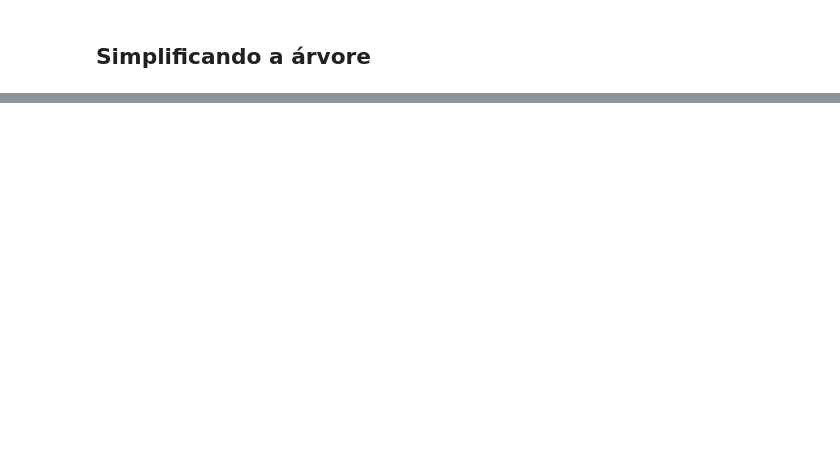
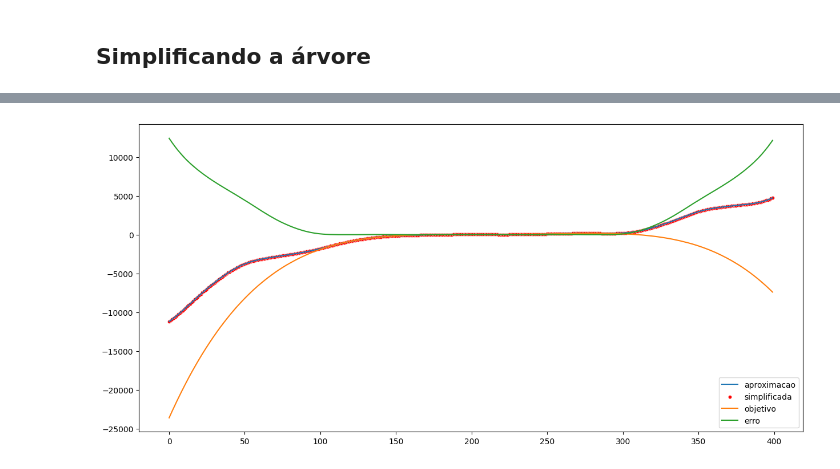
Before and after one commit to CaioMizerkowski/mestrado, a Jupyter notebook: EELT7016/trabalho3.ipynb, the cells around one changed output, grey strips where cells are left out. Saved outputs shown, nothing was run; the diff lists cells and outputs as text; code cells hidden in the pictures; blank space fills up the shorter version.

```diff
--- a/EELT7016/trabalho3.ipynb
+++ b/EELT7016/trabalho3.ipynb
@@ -43,7 +52,7 @@ def evaluateRegression(individual, points: np.array, pset, fun):
     return (np.sqrt(np.sum(sqerrors) / n),)
 # %%
 def fun_alvo(x):
-    return x**2 + 4 + np.sin(x**2) - np.cos(x)
+    return x**2 + 4 + np.sin(x**2) - np.cos(x) + x**3 - 0.1*x**4
 # %%
 points = np.arange(-10, 10, 0.01)
 
@@ -221,0 +244,18 @@ plt.show()
+# %%
+points_test = points = np.arange(-20, 20, 0.1)
+aproximacao = best_fun(points_test)
+objetivo = fun_alvo(points_test)
+best_simp = gp.compile(best, pset)
+aproximacao2 = best_fun(points_test)
+erro = aproximacao - objetivo
+
+plt.figure(figsize=(15,7))
+sns.lineplot(data=aproximacao, label="aproximacao")
+sns.scatterplot(data=aproximacao2, label="simplificada", color='red', markers='.', s=20)
+sns.lineplot(data=objetivo, label="objetivo")
+sns.lineplot(data=erro, label="erro")
+plt.show()
+plt.grid()
+plt.close()
+# %% [output]
+[figure, added]
```
Also changed, not shown: parts of 11 cells of this notebook.
